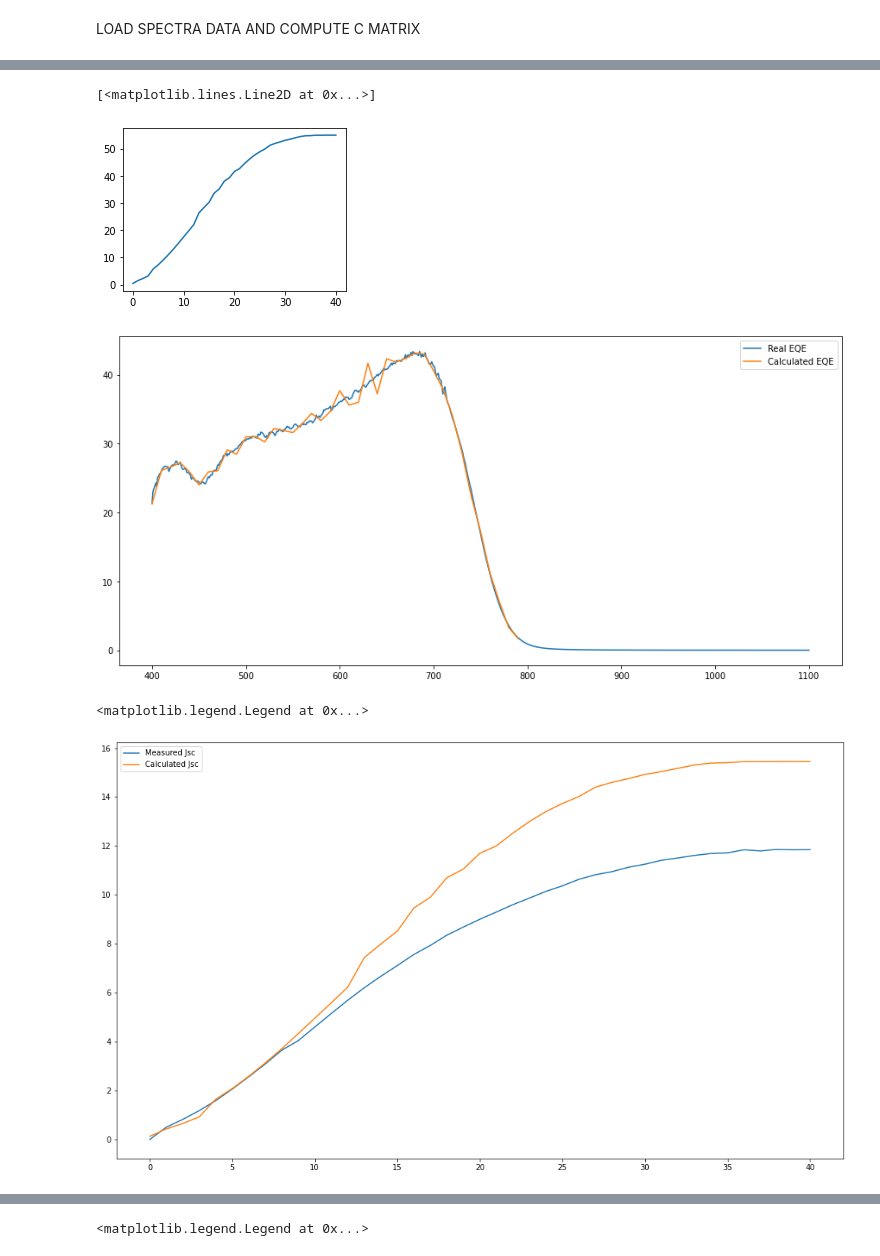
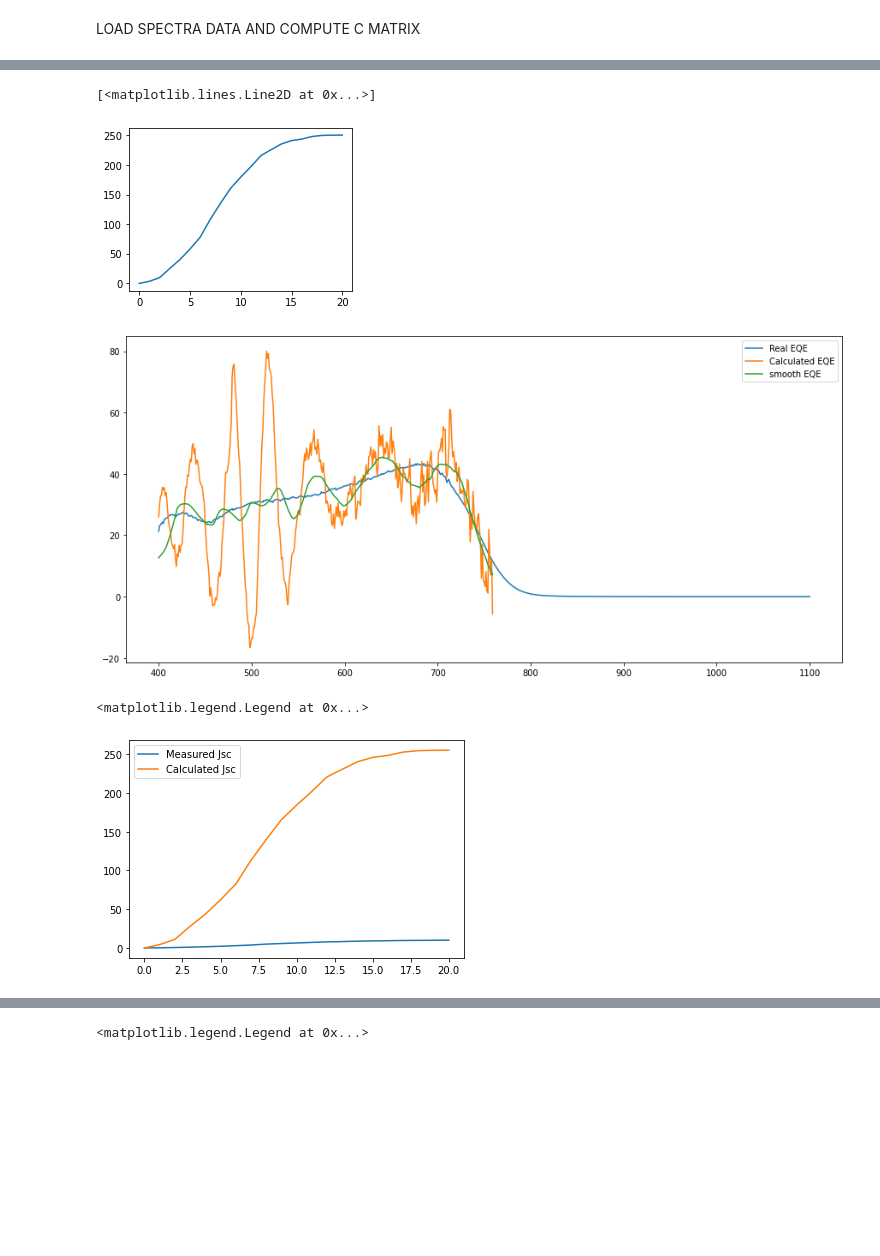
Before and after one commit to mcasademont9/SOLS-EQE, a Jupyter notebook: Numeric method - first try/EQE_tesing_numerical_solution_alejandroway.ipynb, the cells around one changed output, grey strips where cells are left out. Cells and saved outputs as stored; diff of their text form; code cells hidden in the pictures; blank space fills up the shorter version.

```diff
--- a/Numeric method - first try/EQE_tesing_numerical_solution_alejandroway.ipynb
+++ b/Numeric method - first try/EQE_tesing_numerical_solution_alejandroway.ipynb
@@ -100,15 +110,15 @@ for i in range(len(measure_divwl)):
 # %%
 #Now we construct the c matrix
 c_matrix_min_wl = 400
-c_matrix_max_wl = 1000
-c_matrix_res_wl = 50
+c_matrix_max_wl = round(min(max(measure_divwl[:]), max(spectra_matrix_cutwl))[0])
+c_matrix_res_wl = 1
 
 #mintomax_wl_distrib = np.linspace(ideal_min-inc_cutwl/2, ideal_max+inc_cutwl/2, ideal_max-ideal_min+int(inc_cutwl)+1)#print(mintomax_wl_distrib)
 c_matrix_wl = np.arange(c_matrix_min_wl, c_matrix_max_wl, c_matrix_res_wl)
 c_matrix = np.zeros((len(measure_divwl),len(c_matrix_wl)))
 #EQE_int_const = np.linspace(1, 0.8, len(c_matrix[:,0]))
 for i in range(len(c_matrix[:,0])):
-    actual_spectra_interpolation = interpolate.interp1d(spectra_matrix_wls, spectra_matrix[i,:], kind='cubic')
+    actual_spectra_interpolation = interpolate.interp1d(spectra_matrix_wls, spectra_matrix[i,:], kind='quadratic')
     iteration_wl = measure_divwl[i]
 
     for j in range(len(c_matrix_wl)):
@@ -136,15 +148,17 @@ for j in range(len(c_matrix[:,0])):
 # %%
 #Now we will make the macro_c_matrix and macro_measure_jsc which are the interpolations in the vertical directions for having more information.
 
-equations_min = min(spectra_matrix_cutwl[:])[0]
-equations_max = max(measure_divwl[:])
-total_equations = 600
+equations_min = max(min(spectra_matrix_cutwl[:]),min(measure_divwl[:]))[0]
+equations_max = min(max(measure_divwl[:]), max(spectra_matrix_cutwl))[0]
+print(equations_min, equations_max)
+total_equations = 2000
 macro_c_matrix = np.zeros((total_equations, len(c_matrix[0,:])))
 
 for j in range(len(macro_c_matrix[0,:])):
-    actual_wl_interpolation = interpolate.interp1d(spectra_matrix_cutwl[0:-1,0], c_matrix[0:-1,j], kind='cubic')
+    actual_wl_interpolation = interpolate.interp1d(spectra_matrix_cutwl[:,0], c_matrix[:,j], kind='linear')
 
     macro_c_matrix[:,j] = actual_wl_interpolation(np.linspace(equations_min, equations_max, total_equations))
 
-macro_measure_Jsc_interpolation = interpolate.interp1d(measure_divwl, measure_Jsc, kind='cubic')
+macro_measure_Jsc_interpolation = interpolate.interp1d(measure_divwl, measure_Jsc, kind='linear')
+#macro_measure_Jsc_interpolation = interpolate.interp1d(measure_divwl, Jsc_calculated, kind='cubic')
 macro_measure_Jsc = macro_measure_Jsc_interpolation(np.linspace(equations_min, equations_max, total_equations))
@@ -151,6 +167,6 @@ macro_measure_Jsc = macro_measure_Jsc_interpolation(np.linspace(equations_min, e
 # %%
 fig, ax = plt.subplots(figsize=(15,7))
-for j in range(len(macro_c_matrix[:,0])):
+for j in range(1500,1501):
 
     #ax.plot(spectra_matrix_wls, spectra_matrix[j,:], label=str(spectra_matrix_cutwl[j])+str(spectra_matrix_cutwl_ideal[j]))
     ax.plot(c_matrix_wl, macro_c_matrix[j,:])#, label=str(j))#c_matrix_wl,
@@ -188,25 +204,26 @@ for j in range(len(c_matrix[:,0])):
         actual_wl = c_matrix_wl[i]
         Jsc_summ = Jsc_summ + Jsc_correction_factor*EQE_interpolation(actual_wl)*c_matrix[j,i]
 
-    Jsc_calculated[j] = Jsc_summ + np.random.randint(-1, 1)*5*Jsc_summ/10000000
+    Jsc_calculated[j] = Jsc_summ + np.random.randint(-1, 1)*0.5*Jsc_summ/1000
 
 fig, ax = plt.subplots(figsize=(4,3))
 ax.plot(Jsc_calculated[:])
 # %% [output]
 [<matplotlib.lines.Line2D at 0x...>]
-[figure, old version]
+[figure, new version]
 # %%
 
-EQE_linearsolution, residuals, rank, s = np.linalg.lstsq(c_matrix, Jsc_calculated, rcond=None)
+EQE_calc_linearsol, residuals, rank, s = np.linalg.lstsq(c_matrix, Jsc_calculated, rcond=None)
 #EQE_linearsolution = linalg.solve(c_matrix, measure_Jsc)
 fig, ax = plt.subplots(figsize=(15,7))
 #print(EQE_linearsolution)
 ax.plot(real_EQE[:,0], real_EQE[:,1], label='Real EQE')
-ax.plot(c_matrix_wl, EQE_linearsolution, label = 'Calculated EQE')
+ax.plot(c_matrix_wl, EQE_calc_linearsol, label = 'Calculated EQE')
+ax.plot(c_matrix_wl, smooth(EQE_calc_linearsol, 40), label = 'smooth EQE')
 #ax.plot(spectra_data[:,0,20],spectra_data[:,1,99])
 ax.legend()
 #plt.ylim(-100,100)
 #plt.xlim(350,740)
 plt.figsize=(8, 6)
 # %% [output]
-[figure, old version]
+[figure, new version]
@@ -213,11 +282,12 @@ plt.figsize=(8, 6)
 # %%
-fig, ax = plt.subplots(figsize=(17,10))
+fig, ax = plt.subplots()
 ax.plot(measure_Jsc[:], label= 'Measured Jsc')
-ax.plot(0.28*Jsc_calculated[:], label='Calculated Jsc')
+ax.plot(Jsc_calculated[:], label='Calculated Jsc')
 plt.legend()
+#plt.ylim(0,12)
 # %% [output]
 <matplotlib.legend.Legend at 0x...>
-[figure, old version]
+[figure, new version]
 # %%
 #Here we do the calculations with the linear equations system
 
```
Also changed, not shown: parts of 14 cells of this notebook, 5 other files.
